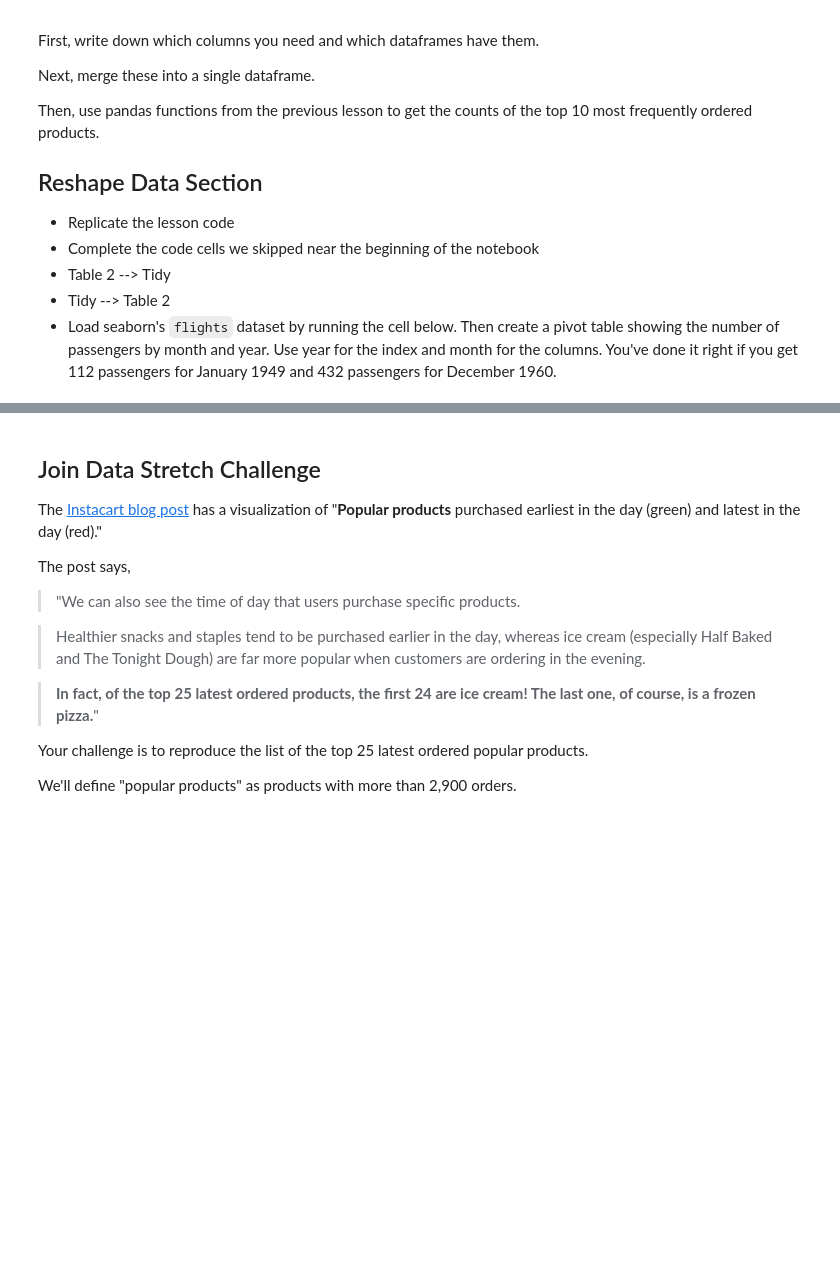
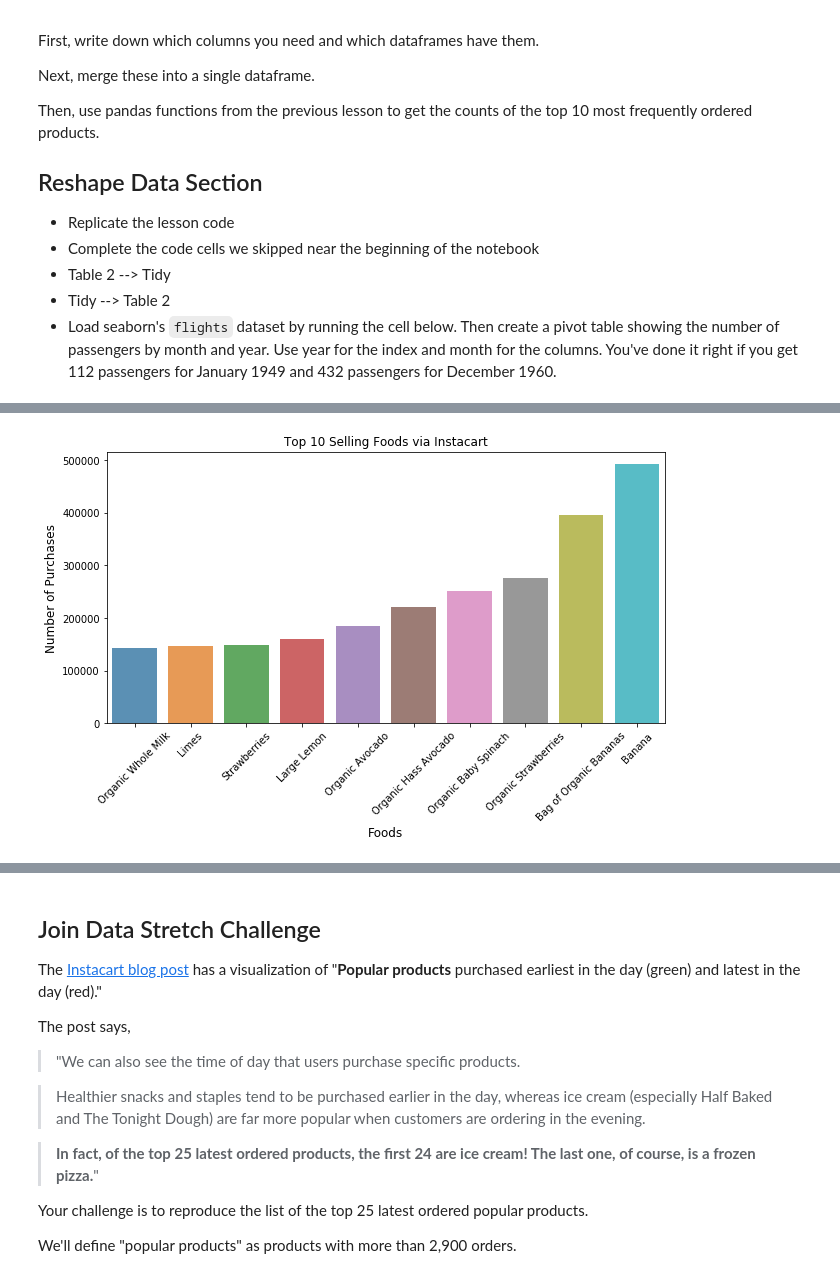
Before and after one commit to AbstractMonkey/AbstractMonkey.github.io, a Jupyter notebook: module1-join-and-reshape-data/LS_DS_121_Join_and_Reshape_Data.ipynb, the cells around one changed output, grey strips where cells are left out. Drawn from its saved outputs; the diff is of its cells as text; code cells hidden in the pictures; blank space fills up the shorter version.

```diff
--- a/module1-join-and-reshape-data/LS_DS_121_Join_and_Reshape_Data.ipynb
+++ b/module1-join-and-reshape-data/LS_DS_121_Join_and_Reshape_Data.ipynb
@@ -676,2 +671,14 @@ Then, use pandas functions from the previous lesson to get the counts of the top
+# %%
+food_count = merged['product_name'].value_counts().head(10)
+food_count = food_count.iloc[::-1] # Reverse the order so we gradually work up to the top item
+plt.figure(figsize=(10,5))
+sns.barplot(food_count.index, food_count.values, alpha=0.8)
+plt.title('Top 10 Selling Foods via Instacart')
+plt.ylabel('Number of Purchases', fontsize=12)
+plt.xlabel('Foods', fontsize=12)
+plt.xticks(rotation=45)
+plt.show()
+# %% [output]
+[figure, added]
 # %%
 flights = sns.load_dataset('flights')
```
Also changed, not shown: parts of 5 cells of this notebook.
